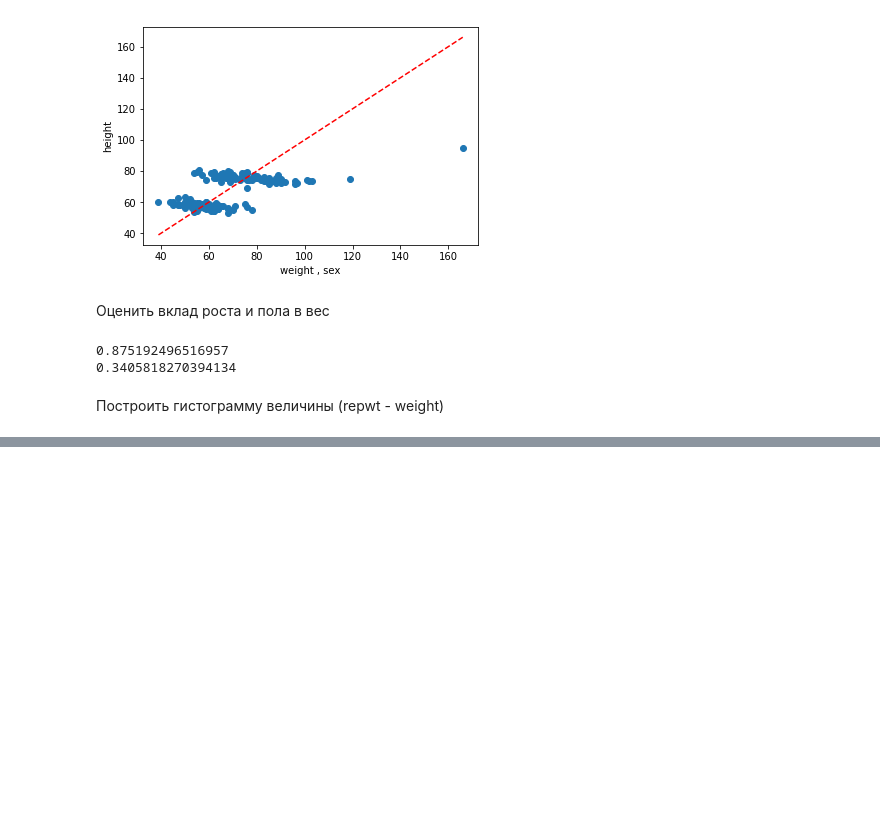
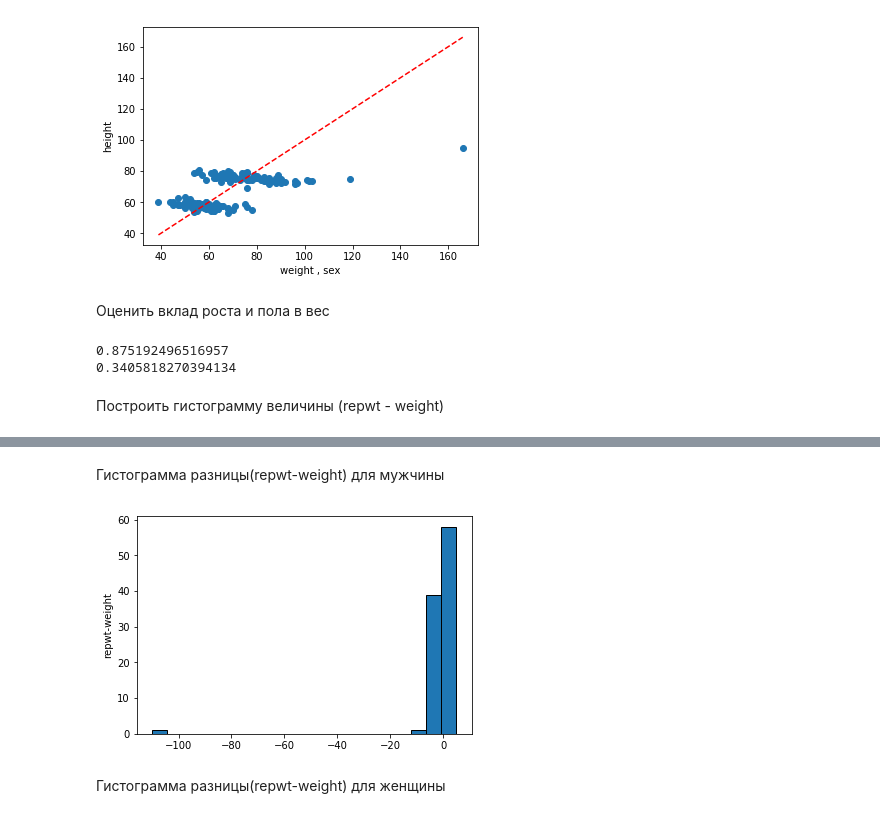
Before and after one commit to smylebifa/davis, a Jupyter notebook: Davis.ipynb, the cells around one changed output, grey strips where cells are left out. Saved outputs shown, nothing was run; the diff lists cells and outputs as text; code cells hidden in the pictures; blank space fills up the shorter version.

```diff
--- a/Davis.ipynb
+++ b/Davis.ipynb
@@ -149,0 +137,13 @@ plt.show()
+# %% [markdown]
+Гистограмма разницы(repwt-weight) для мужчины
+# %%
+delta=s2.repwt-s2.weight
+fig = plt.figure()
+ax = fig.add_subplot('111')
+ax.hist(delta,20,edgecolor='black')
+ax.set_ylabel('repwt-weight',)
+plt.show()
+# %% [output]
+[figure, added]
+# %% [markdown]
+Гистограмма разницы(repwt-weight) для женщины
```
Also changed, not shown: parts of 7 cells of this notebook.
